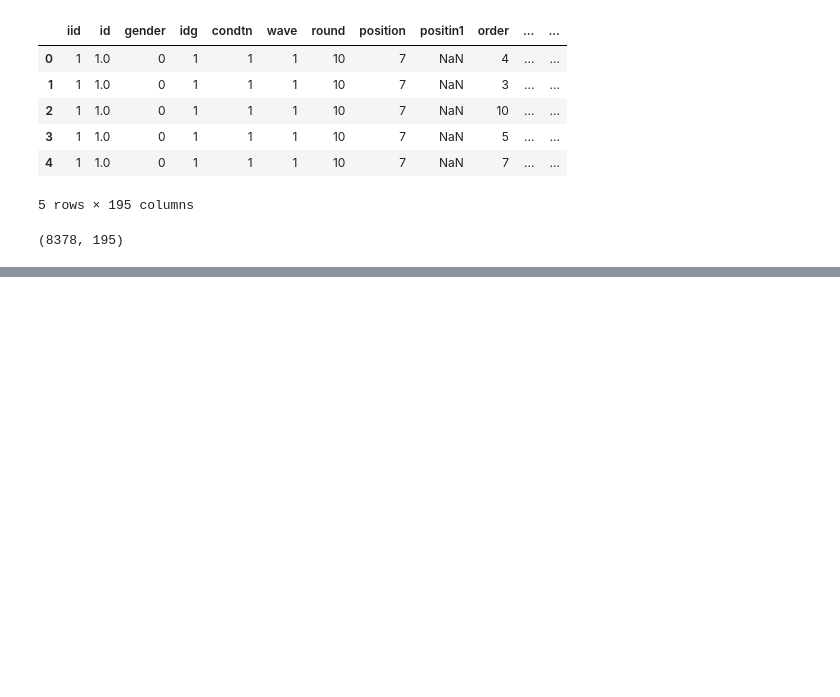
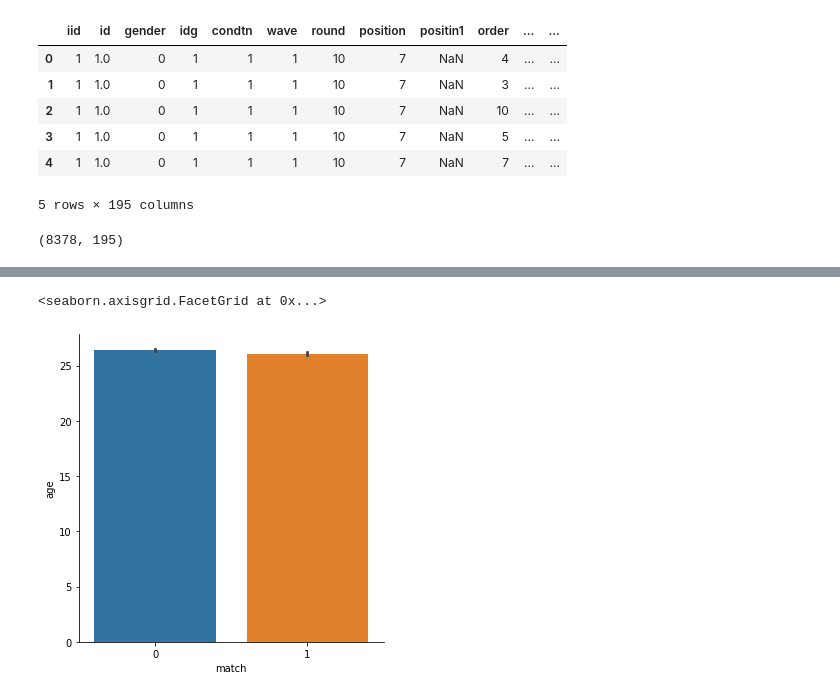
Before and after one commit to cbousquet/Week-2-Speed-dating, a Jupyter notebook: Speed_Dating.ipynb, the cells around one changed output, grey strips where cells are left out. Saved outputs shown, nothing was run; the diff lists cells and outputs as text; code cells hidden in the pictures; blank space fills up the shorter version.

```diff
--- a/Speed_Dating.ipynb
+++ b/Speed_Dating.ipynb
@@ -40,0 +167,5 @@ memory usage: 12.5+ MB
+# %%
+sns.catplot(x = "match", y = "age", data=data, kind = 'bar')
+# %% [output]
+<seaborn.axisgrid.FacetGrid at 0x...>
+[figure, added]
```
Also changed, not shown: parts of 19 cells of this notebook.
